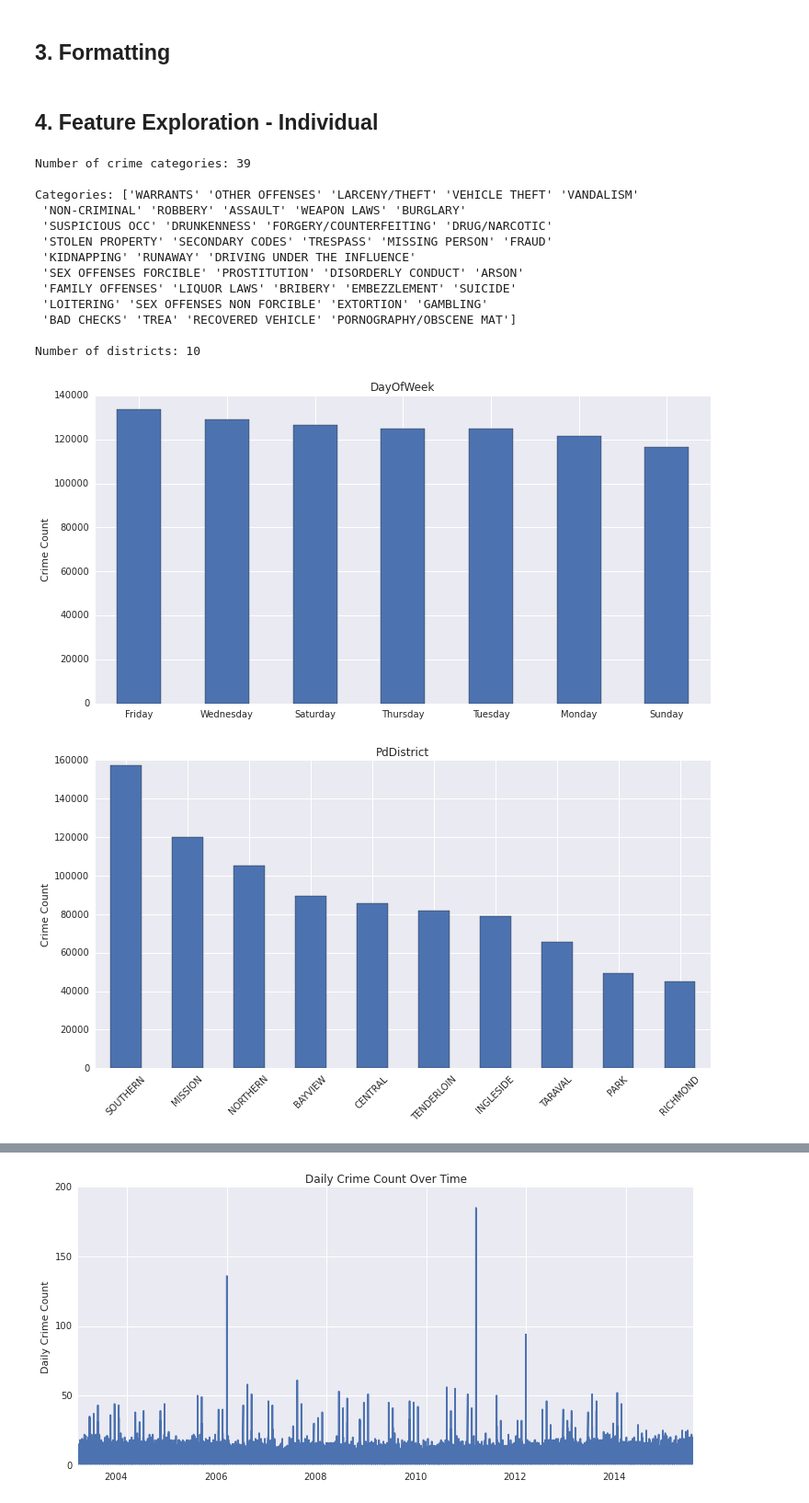
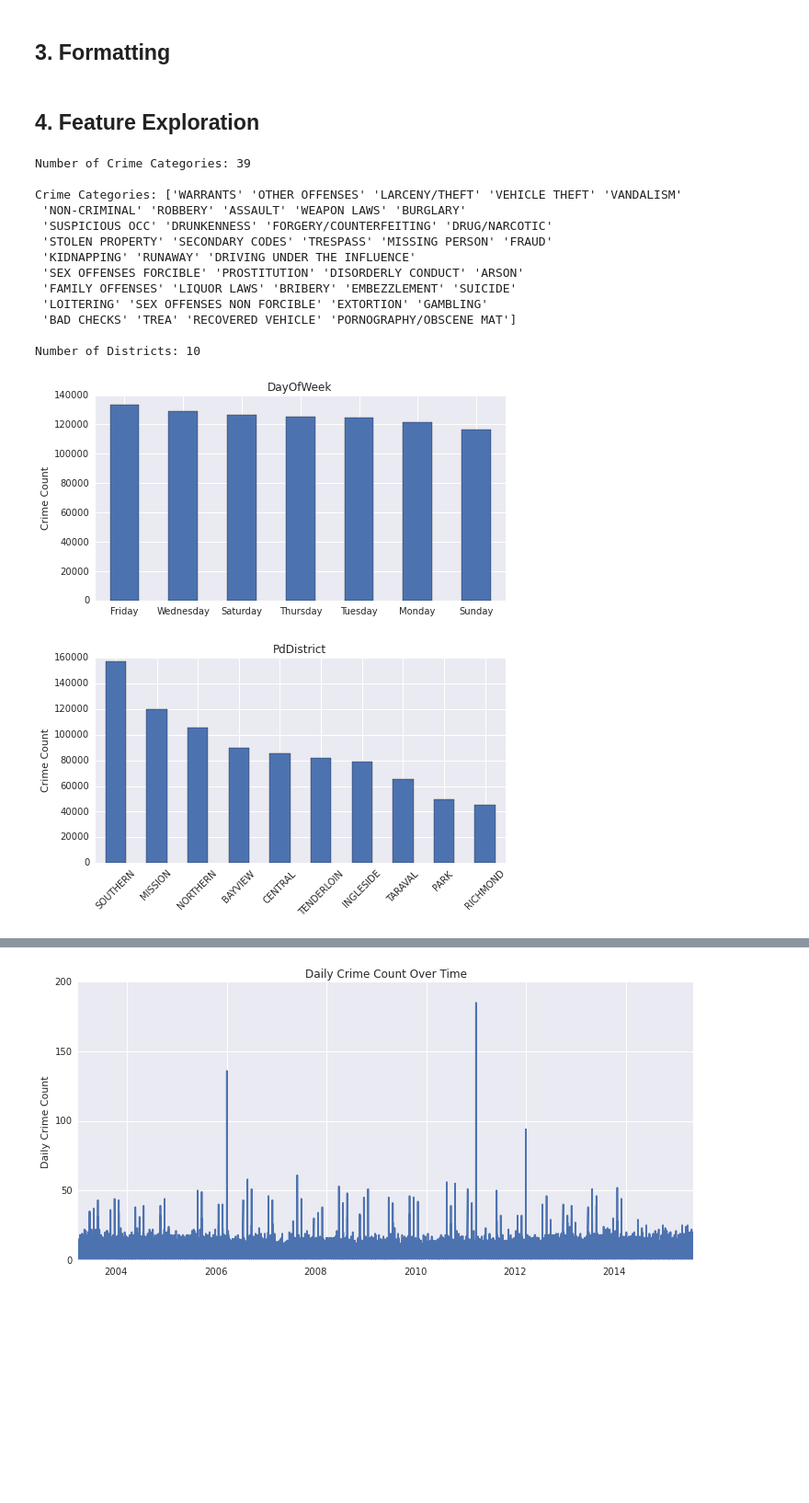
Before and after one commit to carolynamorris/SanFranciscoCrimeClassification, a Jupyter notebook: classification.ipynb, the cells around one changed output, grey strips where cells are left out. Shown at 92% size. Drawn from its saved outputs; the diff is of its cells as text; code cells hidden in the pictures; blank space fills up the shorter version.

```diff
--- a/classification.ipynb
+++ b/classification.ipynb
@@ -84,18 +87,18 @@ train['Month'] = train.Dates.dt.month.astype(str)
 train['Day'] = train.Dates.dt.day.astype(str)
 train['Hour'] = train.Dates.dt.hour.astype(str)
 # %% [markdown]
-## 4. Feature Exploration - Individual
+## 4. Feature Exploration
 # %%
 crime_categories = train.Category.unique()
-print 'Number of crime categories: {}\n'.format(len(crime_categories))
-print 'Categories: {}\n'.format(crime_categories)
+print 'Number of Crime Categories: {}\n'.format(len(crime_categories))
+print 'Crime Categories: {}\n'.format(crime_categories)
 
 districts = train.PdDistrict.unique()
-print 'Number of districts: {}\n'.format(len(districts))
+print 'Number of Districts: {}\n'.format(len(districts))
 # %% [output]
-Number of crime categories: 39
+Number of Crime Categories: 39
 
-Categories: ['WARRANTS' 'OTHER OFFENSES' 'LARCENY/THEFT' 'VEHICLE THEFT' 'VANDALISM'
+Crime Categories: ['WARRANTS' 'OTHER OFFENSES' 'LARCENY/THEFT' 'VEHICLE THEFT' 'VANDALISM'
  'NON-CRIMINAL' 'ROBBERY' 'ASSAULT' 'WEAPON LAWS' 'BURGLARY'
  'SUSPICIOUS OCC' 'DRUNKENNESS' 'FORGERY/COUNTERFEITING' 'DRUG/NARCOTIC'
  'STOLEN PROPERTY' 'SECONDARY CODES' 'TRESPASS' 'MISSING PERSON' 'FRAUD'
@@ -105,44 +108,46 @@ Categories: ['WARRANTS' 'OTHER OFFENSES' 'LARCENY/THEFT' 'VEHICLE THEFT' 'VANDAL
  'LOITERING' 'SEX OFFENSES NON FORCIBLE' 'EXTORTION' 'GAMBLING'
  'BAD CHECKS' 'TREA' 'RECOVERED VEHICLE' 'PORNOGRAPHY/OBSCENE MAT']
 
-Number of districts: 10
+Number of Districts: 10
 # %%
-barChartCols = ['DayOfWeek', 'PdDistrict', 'Resolution', 'Year', 'Month', 'Hour']
-for c in barChartCols:
+chartCols = ['DayOfWeek', 'PdDistrict', 'Resolution', 'Year', 'Month', 'Hour']
+for c in chartCols:
     df = train[c].value_counts().reset_index()
     df.columns = [c, 'Count']
     df.set_index(c, inplace=True)
 
     # Convert string numbers to numeric
     numericCols = ['Year', 'Month', 'Hour']
     if c in numericCols:
         df.index = df.index.astype('int')
         df.sort_index(inplace=True)
 
+    # Line chart for Year
     k = 'line' if c == 'Year' else 'bar'
 
-    df.plot(kind=k, figsize=(12,6))
+    # Plot the value counts
+    df.plot(kind=k, figsize=(8,4))
     plt.legend().set_visible(False)
 
-    # Add a line at the mean for certain features
+    # Add a horizontal line at the mean for certain features
     if c in numericCols:
         mean = np.mean(df.Count)
         plt.axhline(mean, color='grey', label='Mean')
         plt.legend(loc=0)
 
     # Format rotation of x-axis labels
     if c in ['DayOfWeek', 'Year', 'Month', 'Hour']:
         r = 0
     elif c == 'Resolution':
         r = 90
     else:
         r = 45
 
     plt.xticks(rotation=r)
     plt.xlabel('')
     plt.ylabel('Crime Count')
     plt.title(c)
     plt.show()
 # %% [output]
-[figure, old version]
+[figure, new version]
-[figure, old version]
+[figure, new version]
```
Also changed, not shown: parts of 14 cells of this notebook, 1 other file.
